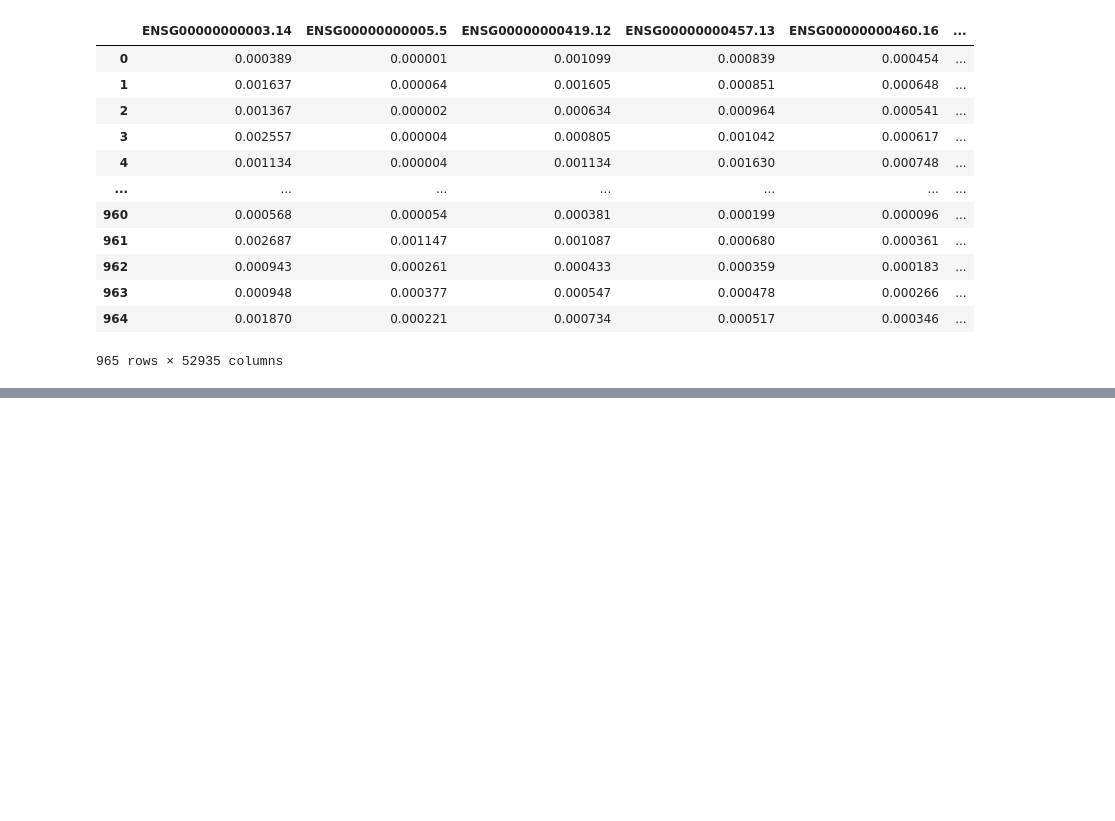
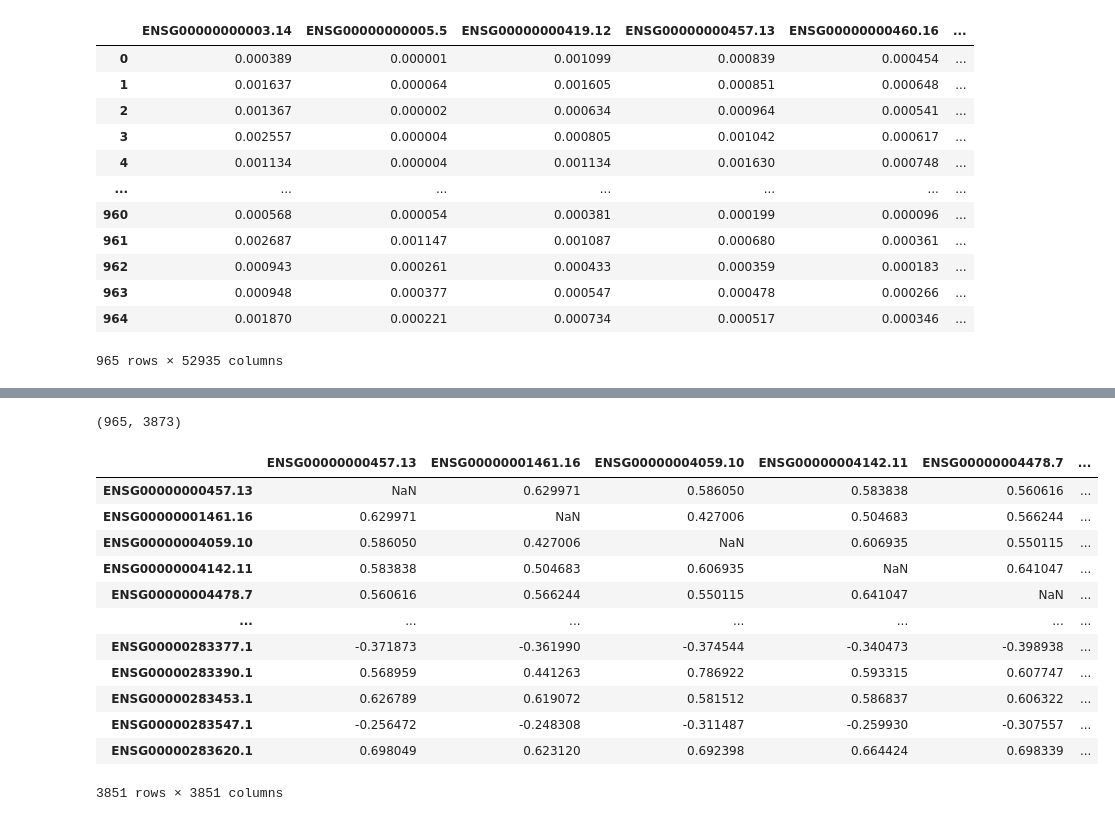
Before and after one commit to Shemkent/Hackathon-Summer-2021, a Jupyter notebook: analyze_data_notebook.ipynb, the cells around one changed output, grey strips where cells are left out. Drawn from its saved outputs; the diff is of its cells as text; code cells hidden in the pictures; blank space fills up the shorter version.

```diff
--- a/analyze_data_notebook.ipynb
+++ b/analyze_data_notebook.ipynb
@@ -77,0 +158,28 @@ df_feats_w_age_sample.corr()
+# %%
+X_filtered = pd.read_pickle('./X_filtered.pickle')
+print(X_filtered.shape)
+X_train, X_test, y_train, y_test = train_test_split(X_filtered, y, test_size=0.2)
+# %% [output]
+(965, 3873)
+# %%
+filtered_corr = X_filtered.corr(method='pearson')
+# %%
+filtered_corr_rm_diag = filtered_corr.copy()
+for i in range(len(filtered_corr)):
+    filtered_corr_rm_diag.iloc[i,i] = None
+
+filtered_corr_rm_diag
+# %% [output]
+|  | ENSG00000000457.13 | ENSG00000001461.16 | ENSG00000004059.10 | ENSG00000004142.11 | ENSG00000004478.7 | ... |
+| ENSG00000000457.13 | NaN | 0.629971 | 0.586050 | 0.583838 | 0.560616 | ... |
+| ENSG00000001461.16 | 0.629971 | NaN | 0.427006 | 0.504683 | 0.566244 | ... |
+| ENSG00000004059.10 | 0.586050 | 0.427006 | NaN | 0.606935 | 0.550115 | ... |
+| ENSG00000004142.11 | 0.583838 | 0.504683 | 0.606935 | NaN | 0.641047 | ... |
+| ENSG00000004478.7 | 0.560616 | 0.566244 | 0.550115 | 0.641047 | NaN | ... |
+| ... | ... | ... | ... | ... | ... | ... |
+| ENSG00000283377.1 | -0.371873 | -0.361990 | -0.374544 | -0.340473 | -0.398938 | ... |
+| ENSG00000283390.1 | 0.568959 | 0.441263 | 0.786922 | 0.593315 | 0.607747 | ... |
+| ENSG00000283453.1 | 0.626789 | 0.619072 | 0.581512 | 0.586837 | 0.606322 | ... |
+| ENSG00000283547.1 | -0.256472 | -0.248308 | -0.311487 | -0.259930 | -0.307557 | ... |
+| ENSG00000283620.1 | 0.698049 | 0.623120 | 0.692398 | 0.664424 | 0.698339 | ... |
+3851 rows × 3851 columns
```
Also changed, not shown: parts of 27 cells of this notebook, 2 other files.
